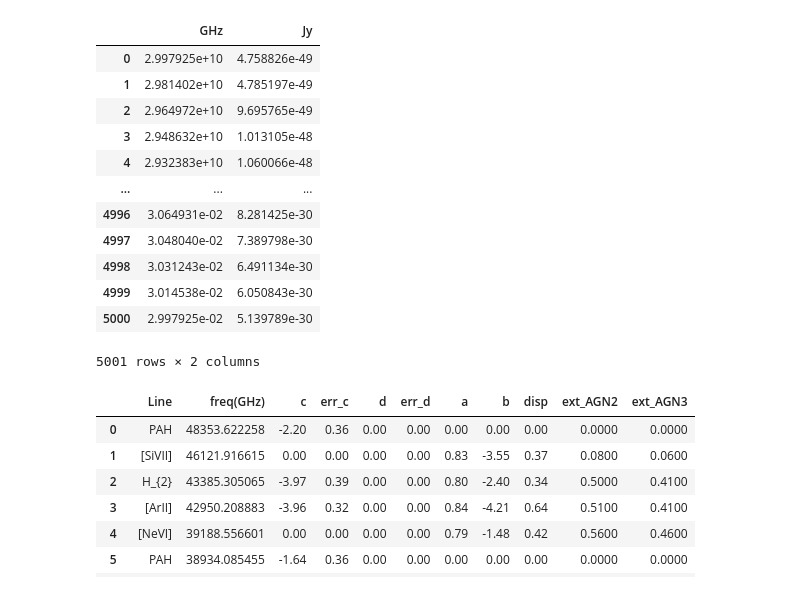
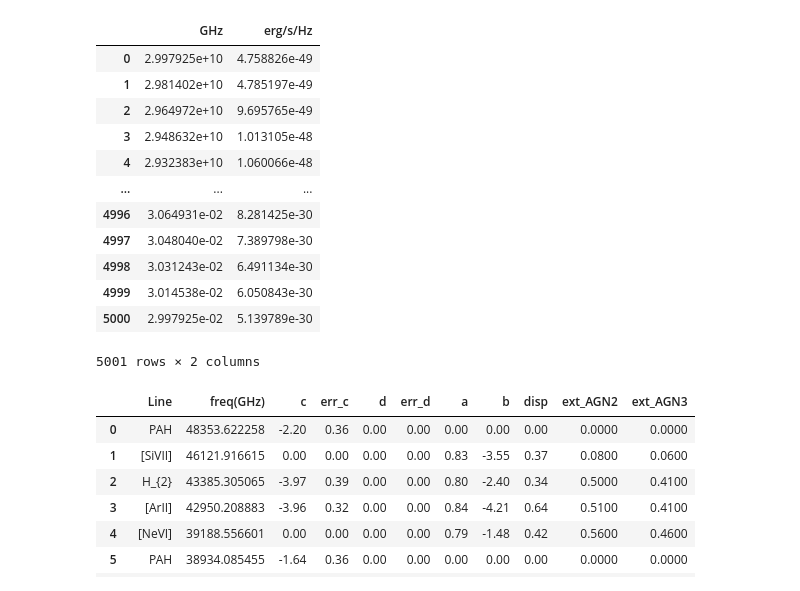
Before and after one commit to MicheleDelliVeneri/ALMASim, a Jupyter notebook: experimental/SED.ipynb, the cells around one changed output. Saved outputs shown, nothing was run; the diff lists cells and outputs as text; code cells hidden in the pictures.

```diff
--- a/experimental/SED.ipynb
+++ b/experimental/SED.ipynb
@@ -9,27 +9,26 @@ parent_dir = os.path.dirname(os.getcwd())
 # %%
 def sed_reading(type, path):
     if type == "extended":
         file_path = path + "/sed_low_z_warm_star_forming_galaxy.dat"
     elif type == "point":
-        file_path = path +"/sed_low_z_warm_star_forming_galaxy.dat"
+        file_path = path + "/sed_low_z_type2_AGN.dat"
     else:
         return "Not valid type"
 
     try:
         SED= pd.read_csv(file_path, sep="\s+")
         rename_columns = {
             'um' : 'GHz',
-            'erg/s/Hz' : 'Jy',
         }
         SED.rename(columns=rename_columns, inplace=True)
         SED['GHz']=SED['GHz'].apply(lambda x: (x* u.um).to(u.GHz, equivalencies=u.spectral()).value)
         return SED
     except FileNotFoundError:
          return "File not Found"
 SED=sed_reading('point',os.path.join(parent_dir,'brightnes'))
 SED
 # %% [output]
-|  | GHz | Jy |
+|  | GHz | erg/s/Hz |
 | 0 | 2.997925e+10 | 4.758826e-49 |
 | 1 | 2.981402e+10 | 4.785197e-49 |
 | 2 | 2.964972e+10 | 9.695765e-49 |
```
Also changed, not shown: parts of 3 cells of this notebook, 7 other files.
